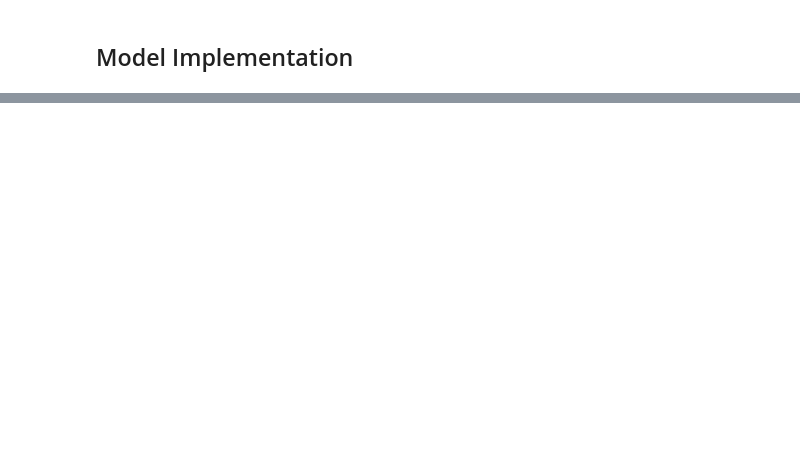
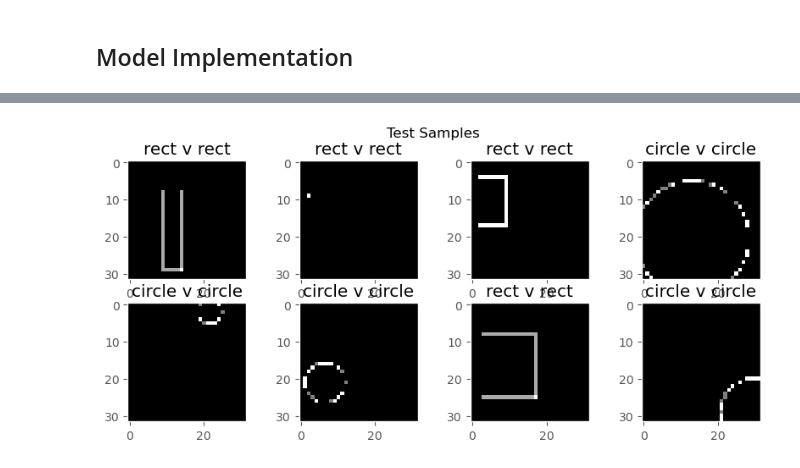
Before and after one commit to rapee9999/LearnCV, a Jupyter notebook: arrow-lenet.ipynb, the cells around one changed output, grey strips where cells are left out. Cells and saved outputs as stored; diff of their text form; code cells hidden in the pictures; blank space fills up the shorter version.

```diff
--- a/arrow-lenet.ipynb
+++ b/arrow-lenet.ipynb
@@ -623,4 +662,0 @@ NameError: name 'torch' is not defined
-# %%
-# load the model and set it to evaluation mode
-model_filepath = 'model-store\Shapes\JIT_LeNet.pt'
-model = torch.jit.load(model_filepath)
@@ -729,0 +665,4 @@ ground truth label: rect, predicted label: rect
+# %%
+showRandDataset(testData, 8, suptitle="Test Samples", model=model)
+# %% [output]
+[figure, added]
```
Also changed, not shown: parts of 31 cells of this notebook.
